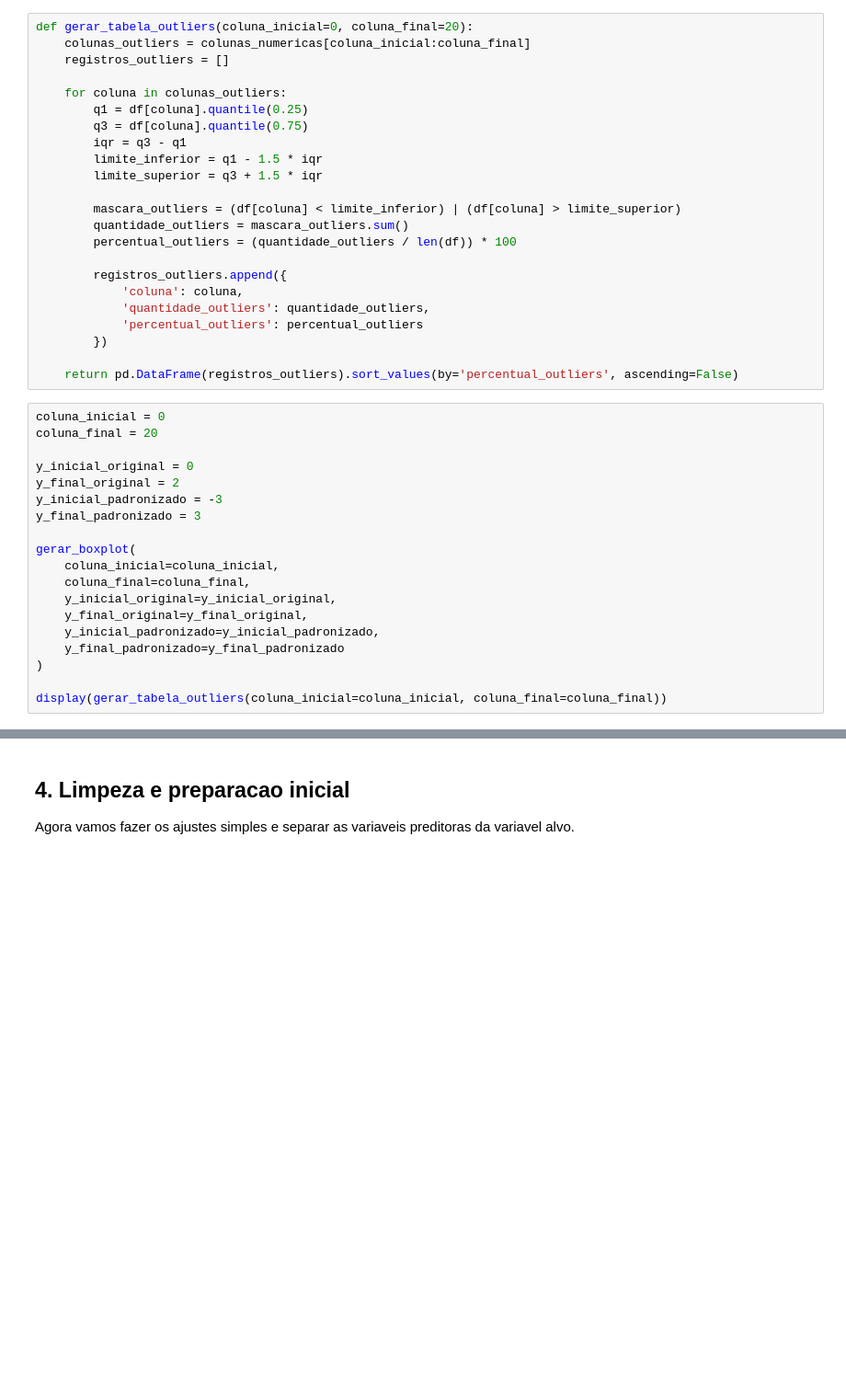
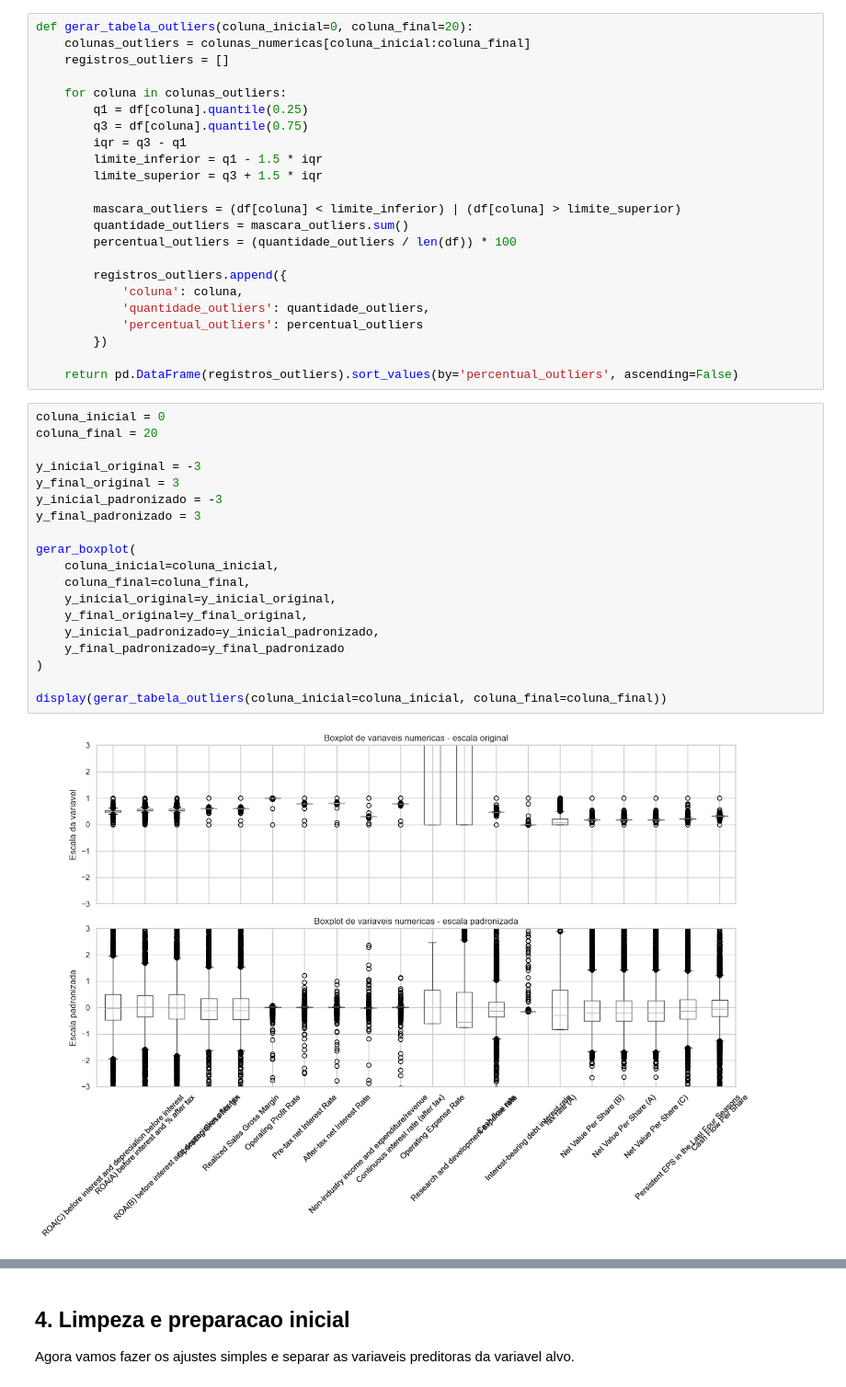
Before and after one commit to LeoGusmao/falencia_empresas, a Jupyter notebook: falencia_empresas.ipynb, the cells around one changed output, grey strips where cells are left out. Shown at 92% size. Drawn from its saved outputs; the diff is of its cells as text; blank space fills up the shorter version.

```diff
--- a/falencia_empresas.ipynb
+++ b/falencia_empresas.ipynb
@@ -148,19 +294,21 @@ def gerar_tabela_outliers(coluna_inicial=0, coluna_final=20):
 # %%
 coluna_inicial = 0
 coluna_final = 20
 
-y_inicial_original = 0
-y_final_original = 2
+y_inicial_original = -3
+y_final_original = 3
 y_inicial_padronizado = -3
 y_final_padronizado = 3
 
 gerar_boxplot(
     coluna_inicial=coluna_inicial,
     coluna_final=coluna_final,
     y_inicial_original=y_inicial_original,
     y_final_original=y_final_original,
     y_inicial_padronizado=y_inicial_padronizado,
     y_final_padronizado=y_final_padronizado
 )
 
 display(gerar_tabela_outliers(coluna_inicial=coluna_inicial, coluna_final=coluna_final))
+# %% [output]
+[figure, added]
```
Also changed, not shown: parts of 35 cells of this notebook.
